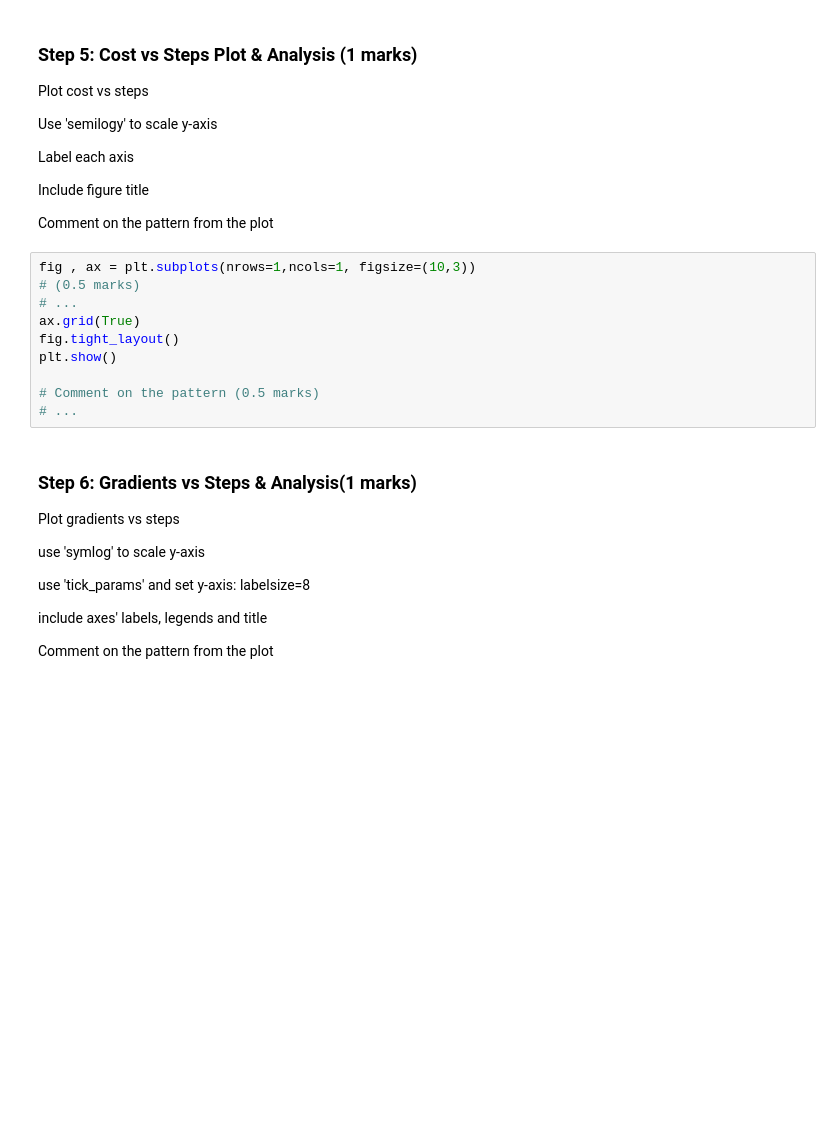
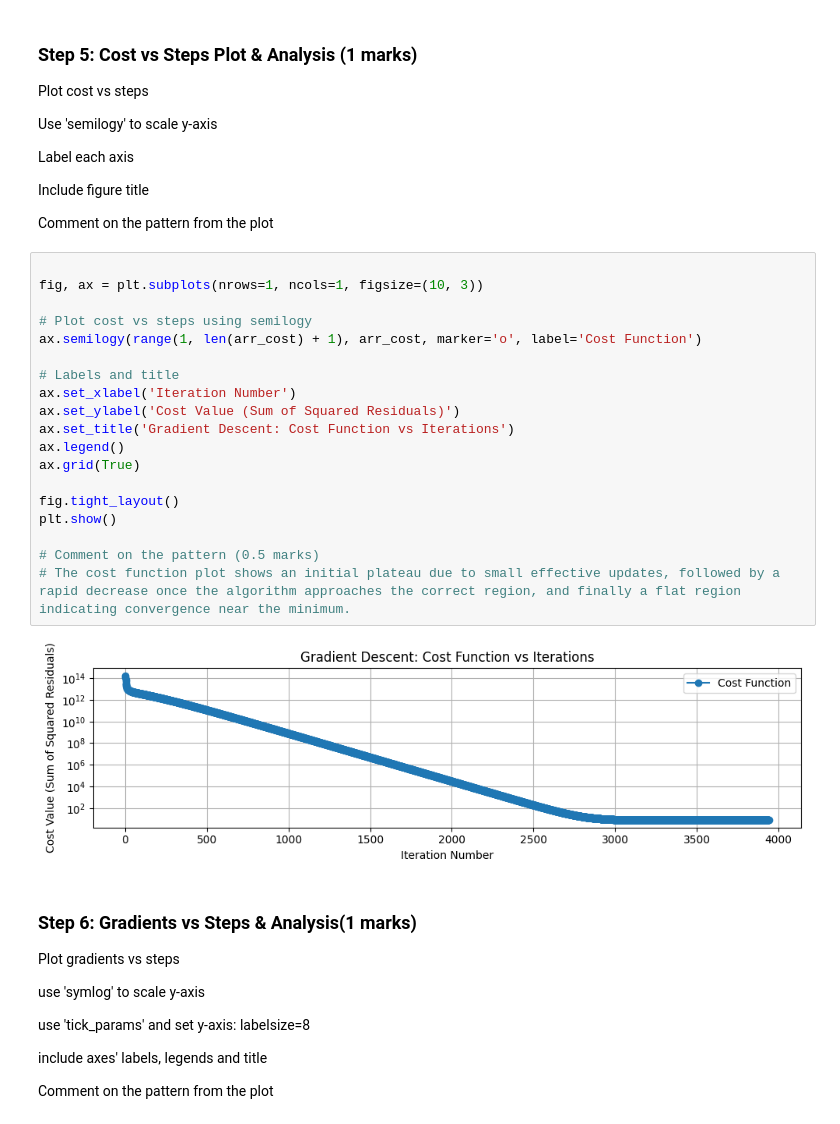
Before and after one commit to caydincleland/ENGG680_2025_Fall_group8Fork, a Jupyter notebook: assignment2/Assignment2_Upload.ipynb, the cells around one changed output. Drawn from its saved outputs; the diff is of its cells as text; blank space fills up the shorter version.

```diff
--- a/assignment2/Assignment2_Upload.ipynb
+++ b/assignment2/Assignment2_Upload.ipynb
@@ -686,16 +672,27 @@ Label each axis
 Include figure title
 
 Comment on the pattern from the plot
-# %%
-fig , ax = plt.subplots(nrows=1,ncols=1, figsize=(10,3))
-# (0.5 marks)
-# ...
-ax.grid(True)
-fig.tight_layout()
-plt.show()
-
-# Comment on the pattern (0.5 marks)
-# ...
+# %%
+
+fig, ax = plt.subplots(nrows=1, ncols=1, figsize=(10, 3))
+
+# Plot cost vs steps using semilogy
+ax.semilogy(range(1, len(arr_cost) + 1), arr_cost, marker='o', label='Cost Function')
+
+# Labels and title
+ax.set_xlabel('Iteration Number')
+ax.set_ylabel('Cost Value (Sum of Squared Residuals)')
+ax.set_title('Gradient Descent: Cost Function vs Iterations')
+ax.legend()
+ax.grid(True)
+
+fig.tight_layout()
+plt.show()
+
+# Comment on the pattern (0.5 marks)
+# The cost function plot shows an initial plateau due to small effective updates, followed by a rapid decrease once the algorithm approaches the correct region, and finally a flat region indicating convergence near the minimum.
+# %% [output]
+[figure, added]
 # %% [markdown]
 ### Step 6: Gradients vs Steps & Analysis(1 marks)
 Plot gradients vs steps
```
Also changed, not shown: parts of 40 cells of this notebook.
